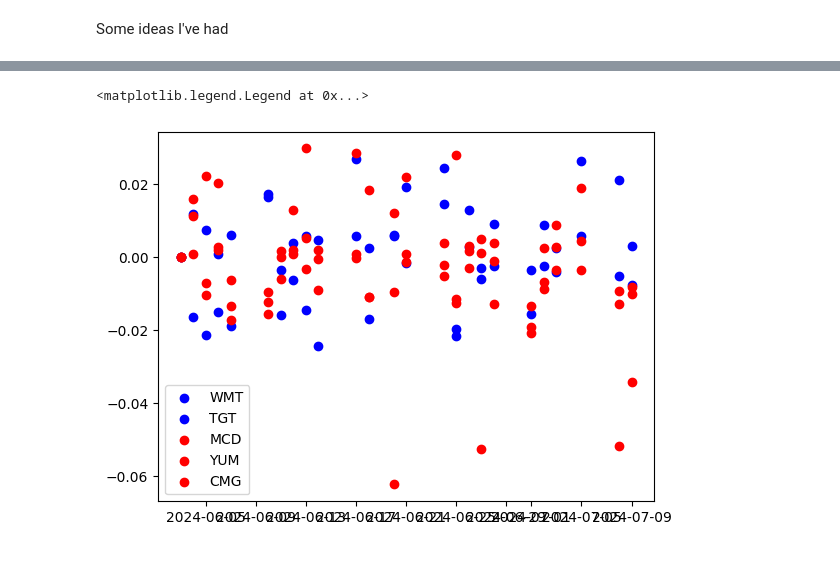
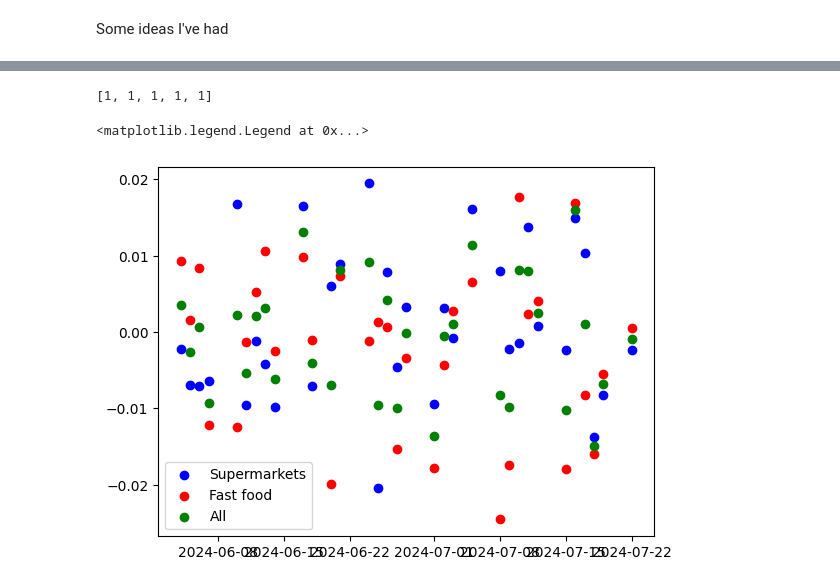
Before and after one commit to OGibbard/Quant, a Jupyter notebook: ideas.ipynb, the cells around one changed output, grey strips where cells are left out. Cells and saved outputs as stored; diff of their text form; code cells hidden in the pictures.

```diff
--- a/ideas.ipynb
+++ b/ideas.ipynb
@@ -67,10 +72,8 @@ stocks = ["WMT", "TGT", "MCD", "YUM", "CMG"]
 supermarket_stocks = ["WMT", "TGT"]
 fast_food_stocks = ["MCD", "YUM", "CMG"]
 
-for stock in supermarket_stocks:
-    getAllTimeChange(stock, start_date, color="blue")
+getAllTimeChange(supermarket_stocks, start_date, color="blue")
 
-for stock in fast_food_stocks:
-    getAllTimeChange(stock, start_date, color="red")
+getAllTimeChange(fast_food_stocks, start_date, color="red")
 
 plt.legend()
@@ -85,13 +85,53 @@ stocks = ["WMT", "TGT", "MCD", "YUM", "CMG"]
 supermarket_stocks = ["WMT", "TGT"]
 fast_food_stocks = ["MCD", "YUM", "CMG"]
 
-for stock in supermarket_stocks:
-    getDayChange(stock, start_date, color="blue")
+getDayChange(supermarket_stocks, start_date, color="blue")
 
-for stock in fast_food_stocks:
-    getDayChange(stock, start_date, color="red")
+getDayChange(fast_food_stocks, start_date, color="red")
 
 plt.legend()
-# %% [output]
-<matplotlib.legend.Legend at 0x...>
-[figure, removed]
+# %%
+[1] * 5
+# %% [output]
+[1, 1, 1, 1, 1]
+# %%
+def getAverageDayChange(tickers, weights, label, start, end=0, color=0):
+    hists = []
+    for ticker in tickers:
+        stock = yf.Ticker(ticker)
+        if end == 0:
+            hists.append(stock.history(start=start))
+        else:
+            hists.append(stock.history(start=start, end=end))
+
+    change = []
+    for i in range(1, len(hists[0]["Close"])):
+        current_change = 0
+        for k in range(len(hists)):
+            current_change += ((hists[k]["Close"][i] / hists[k]["Close"][i-1]) - 1) * weights[k]
+        change.append(current_change / sum(weights))
+
+    if color == 0:
+        plt.scatter(hists[0].index[1:], change, label=label)
+    else:
+        plt.scatter(hists[0].index[1:], change, label=label, color=color)
+
+    return change
+
+start_date = "2024-06-01"
+end_date = ""
+
+stocks = ["WMT", "TGT", "MCD", "YUM", "CMG"]
+supermarket_stocks = ["WMT", "TGT"]
+fast_food_stocks = ["CMG", "YUM", "MCD"]
+
+supermarket_change = getAverageDayChange(supermarket_stocks, [1]*2, "Supermarkets", start_date, color="blue")
+
+fast_food_change = getAverageDayChange(fast_food_stocks, [1]*3, "Fast food", start_date, color="red")
+
+all_change = getAverageDayChange(stocks, [3,3,2,2,2], "All", start_date, color="green")
+
+plt.legend()
+# %% [output]
+<matplotlib.legend.Legend at 0x...>
+[figure, added]
```
Also changed, not shown: parts of 11 cells of this notebook, 2 other files.
